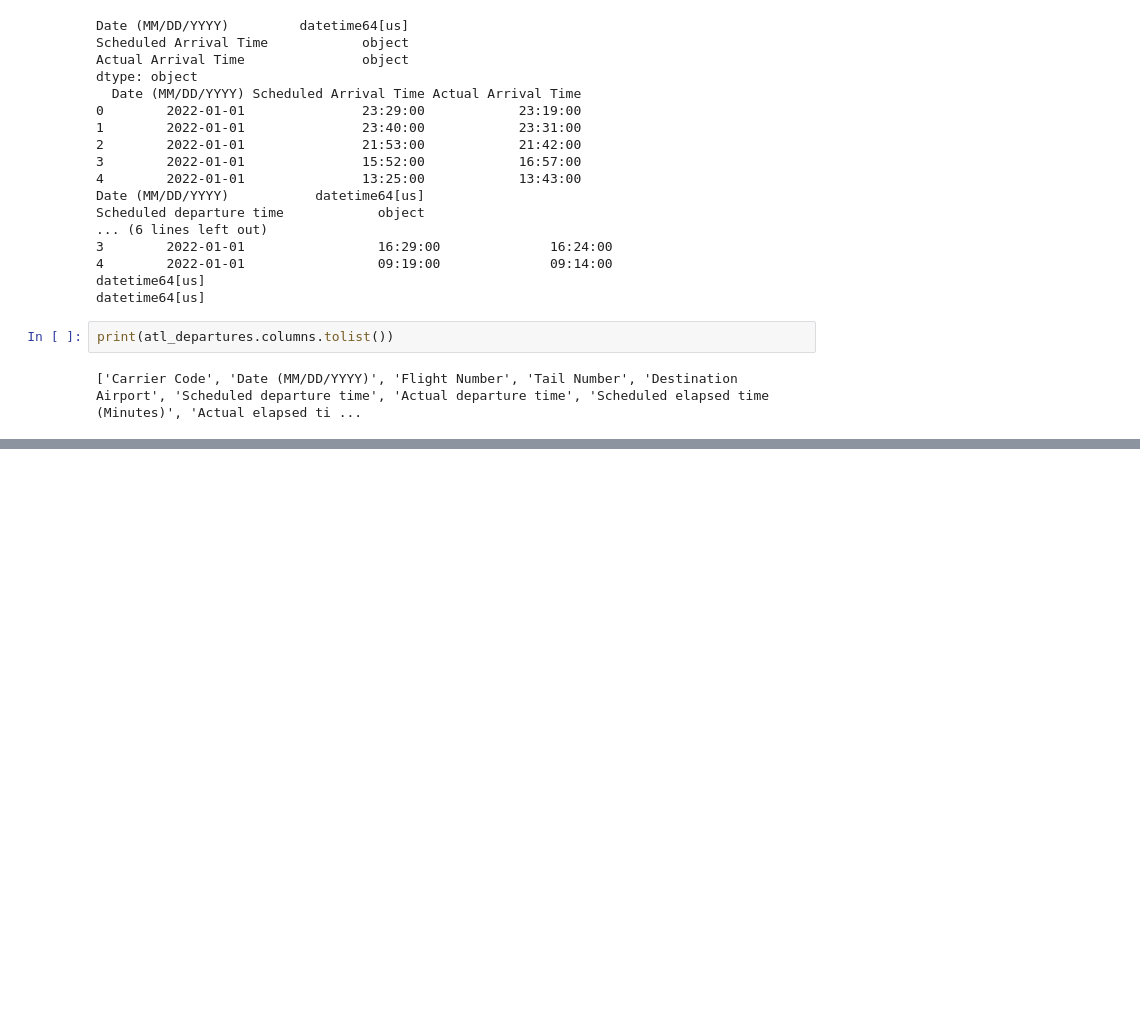
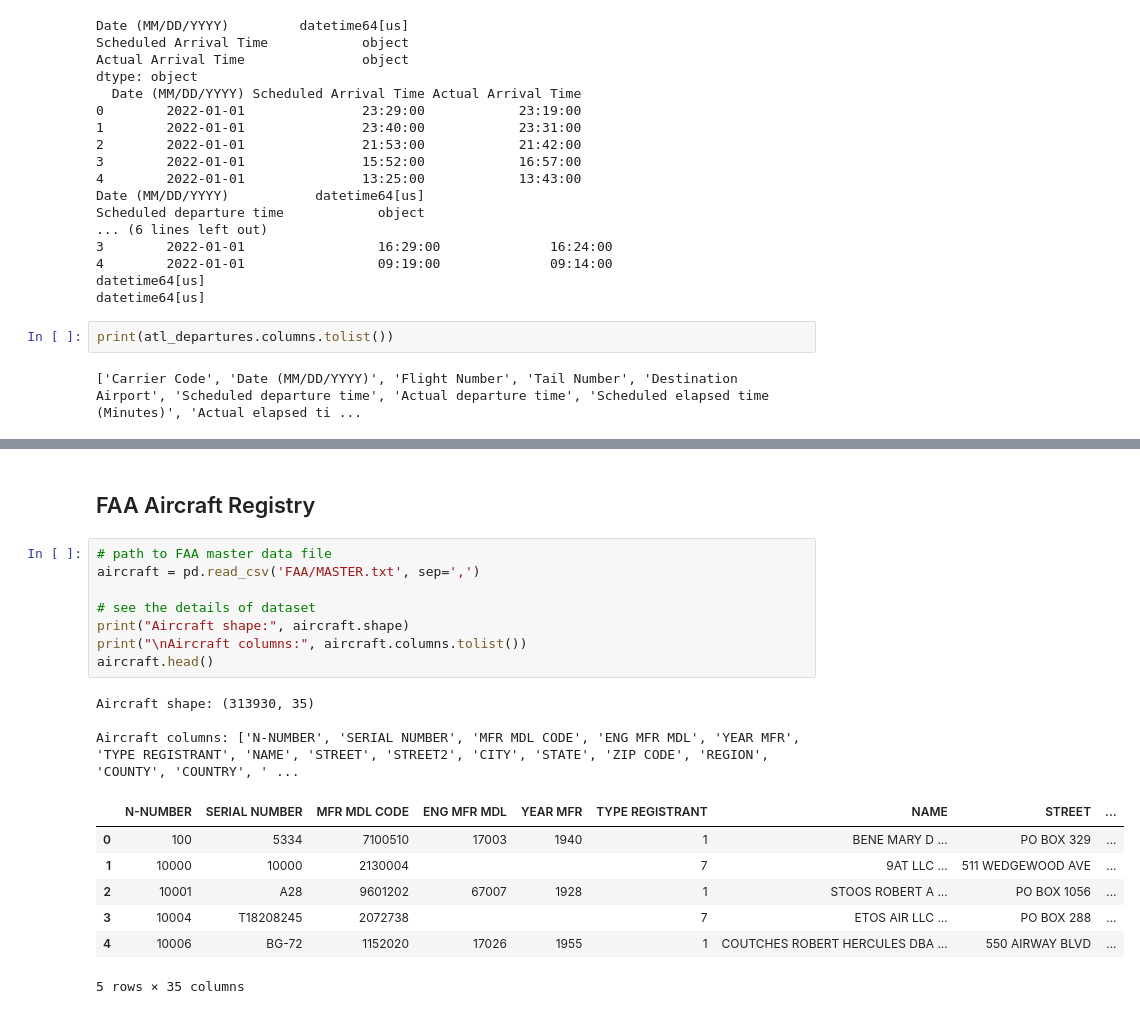
Before and after one commit to UC-Berkeley-I-School/207-Summer26-FinalProject-MLModel, a Jupyter notebook: teammates_notebook/justin_data_cleaning.ipynb, the cells around one changed output, grey strips where cells are left out. Drawn from its saved outputs; the diff is of its cells as text; blank space fills up the shorter version.

Commit message:
add data for airport arrivals and departures, weather data, and aircraft database

```diff
--- a/teammates_notebook/justin_data_cleaning.ipynb
+++ b/teammates_notebook/justin_data_cleaning.ipynb
@@ -143,0 +178,21 @@ print(atl_departures.columns.tolist())
+# %% [markdown]
+## FAA Aircraft Registry
+# %%
+# path to FAA master data file
+aircraft = pd.read_csv('FAA/MASTER.txt', sep=',')
+
+# see the details of dataset
+print("Aircraft shape:", aircraft.shape)
+print("\nAircraft columns:", aircraft.columns.tolist())
+aircraft.head()
+# %% [output]
+Aircraft shape: (313930, 35)
+
+Aircraft columns: ['N-NUMBER', 'SERIAL NUMBER', 'MFR MDL CODE', 'ENG MFR MDL', 'YEAR MFR', 'TYPE REGISTRANT', 'NAME', 'STREET', 'STREET2', 'CITY', 'STATE', 'ZIP CODE', 'REGION', 'COUNTY', 'COUNTRY', ' ...
+|  | N-NUMBER | SERIAL NUMBER | MFR MDL CODE | ENG MFR MDL | YEAR MFR | TYPE REGISTRANT | NAME | STREET | ... |
+| 0 | 100 | 5334 | 7100510 | 17003 | 1940 | 1 | BENE MARY D ... | PO BOX 329 | ... |
+| 1 | 10000 | 10000 | 2130004 |  |  | 7 | 9AT LLC ... | 511 WEDGEWOOD AVE | ... |
+| 2 | 10001 | A28 | 9601202 | 67007 | 1928 | 1 | STOOS ROBERT A ... | PO BOX 1056 | ... |
+| 3 | 10004 | T18208245 | 2072738 |  |  | 7 | ETOS AIR LLC ... | PO BOX 288 | ... |
+| 4 | 10006 | BG-72 | 1152020 | 17026 | 1955 | 1 | COUTCHES ROBERT HERCULES DBA ... | 550 AIRWAY BLVD | ... |
+5 rows × 35 columns
```
Also changed, not shown: parts of 3 cells of this notebook.
